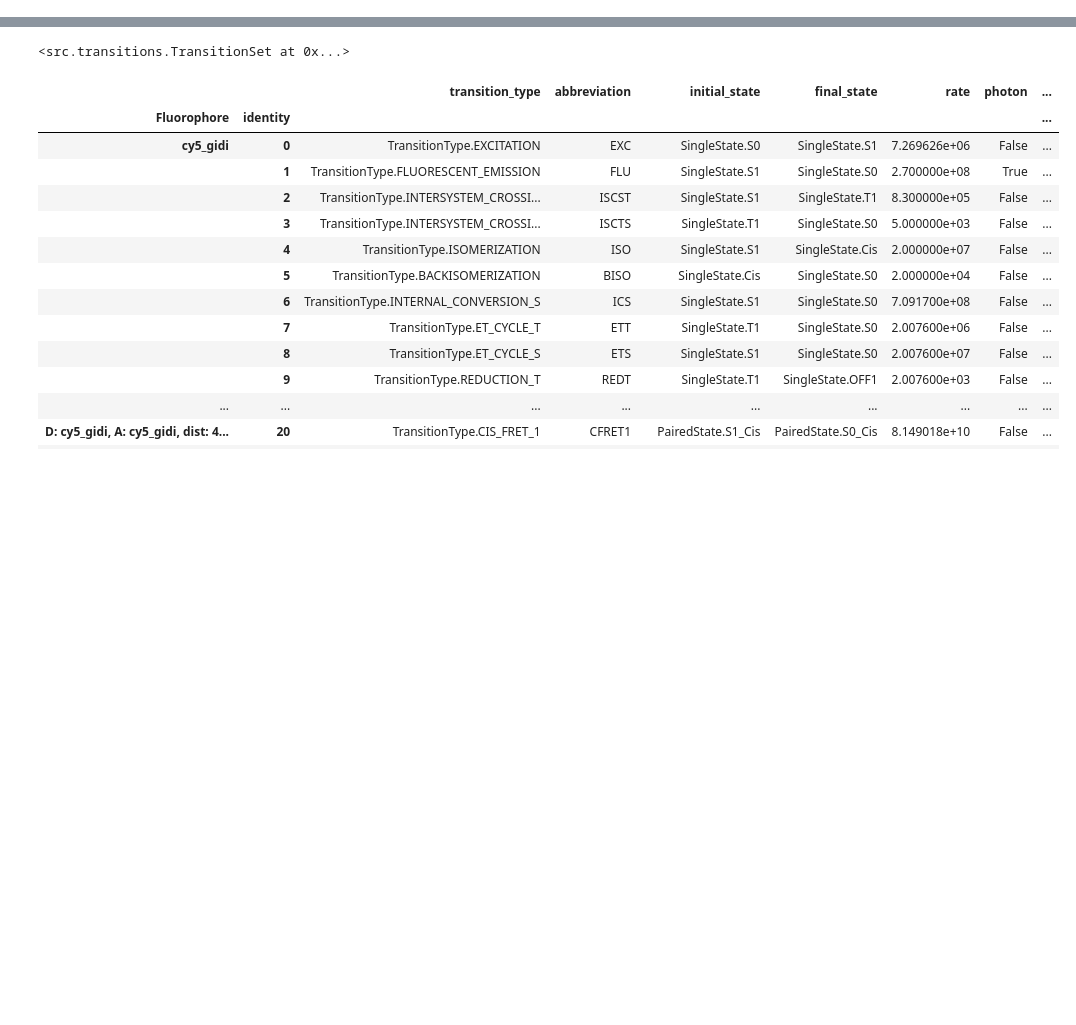
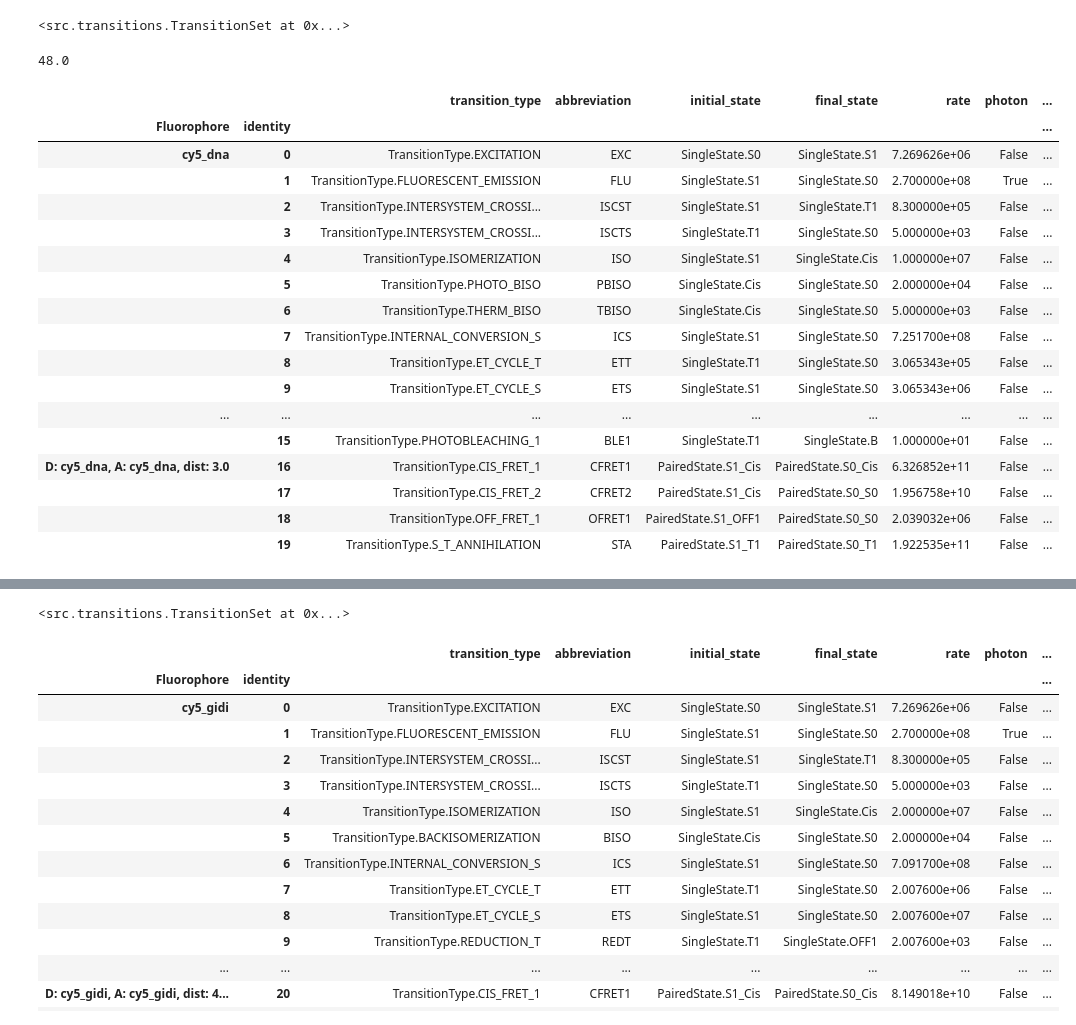
Before and after one commit to super-resolution/Fluopy, a Jupyter notebook: notebooks/cy5/simulations/3nm.ipynb, the cells around one changed output, grey strips where cells are left out. Drawn from its saved outputs; the diff is of its cells as text; code cells hidden in the pictures; blank space fills up the shorter version.

```diff
--- a/notebooks/cy5/simulations/3nm.ipynb
+++ b/notebooks/cy5/simulations/3nm.ipynb
@@ -42,3 +42,51 @@ def custom_warning_format(msg, category, filename, lineno, line=None):
 
 
 warnings.formatwarning = custom_warning_format
+# %%
+fluorophores = fl.construct_fluorophores(
+    name="cy5_dna", distance=3, count=3, shape="triangle"
+)
+
+fluorophore_system = fl.FluorophoreSystem(fluorophores=fluorophores)
+transitions = fluorophore_system.load_transitions(
+    irradiance=2.5,
+    wavelength=640,
+    bleaching=True,
+    energy_transfer=True,
+    dstorm=True,
+    reducing_agent="mea",
+    concentration=100,
+    ph=7.5,
+)
+
+transition_set = tr.TransitionSet(transitions, fluorophore_system)
+transition_set = transition_set.adjust_rates({5:2e4, 4:1e7, 14:1e3, 13:4e4})
+transition_set = transition_set.filter_by_identity([19])
+transition_set.finalize()
+# %% [output]
+<src.transitions.TransitionSet at 0x...>
+# %%
+240e3*0.02*0.01
+# %% [output]
+48.0
+# %%
+transition_set.transition_df
+# %% [output]
+|  |  | transition_type | abbreviation | initial_state | final_state | rate | photon | ... |
+| Fluorophore | identity |  |  |  |  |  |  | ... |
+| cy5_dna | 0 | TransitionType.EXCITATION | EXC | SingleState.S0 | SingleState.S1 | 7.269626e+06 | False | ... |
+|  | 1 | TransitionType.FLUORESCENT_EMISSION | FLU | SingleState.S1 | SingleState.S0 | 2.700000e+08 | True | ... |
+|  | 2 | TransitionType.INTERSYSTEM_CROSSI... | ISCST | SingleState.S1 | SingleState.T1 | 8.300000e+05 | False | ... |
+|  | 3 | TransitionType.INTERSYSTEM_CROSSI... | ISCTS | SingleState.T1 | SingleState.S0 | 5.000000e+03 | False | ... |
+|  | 4 | TransitionType.ISOMERIZATION | ISO | SingleState.S1 | SingleState.Cis | 1.000000e+07 | False | ... |
+|  | 5 | TransitionType.PHOTO_BISO | PBISO | SingleState.Cis | SingleState.S0 | 2.000000e+04 | False | ... |
+|  | 6 | TransitionType.THERM_BISO | TBISO | SingleState.Cis | SingleState.S0 | 5.000000e+03 | False | ... |
+|  | 7 | TransitionType.INTERNAL_CONVERSION_S | ICS | SingleState.S1 | SingleState.S0 | 7.251700e+08 | False | ... |
+|  | 8 | TransitionType.ET_CYCLE_T | ETT | SingleState.T1 | SingleState.S0 | 3.065343e+05 | False | ... |
+|  | 9 | TransitionType.ET_CYCLE_S | ETS | SingleState.S1 | SingleState.S0 | 3.065343e+06 | False | ... |
+| ... | ... | ... | ... | ... | ... | ... | ... | ... |
+|  | 15 | TransitionType.PHOTOBLEACHING_1 | BLE1 | SingleState.T1 | SingleState.B | 1.000000e+01 | False | ... |
+| D: cy5_dna, A: cy5_dna, dist: 3.0 | 16 | TransitionType.CIS_FRET_1 | CFRET1 | PairedState.S1_Cis | PairedState.S0_Cis | 6.326852e+11 | False | ... |
+|  | 17 | TransitionType.CIS_FRET_2 | CFRET2 | PairedState.S1_Cis | PairedState.S0_S0 | 1.956758e+10 | False | ... |
+|  | 18 | TransitionType.OFF_FRET_1 | OFRET1 | PairedState.S1_OFF1 | PairedState.S0_S0 | 2.039032e+06 | False | ... |
+|  | 19 | TransitionType.S_T_ANNIHILATION | STA | PairedState.S1_T1 | PairedState.S0_T1 | 1.922535e+11 | False | ... |
```
Also changed, not shown: parts of 6 cells of this notebook, 37 other files.
